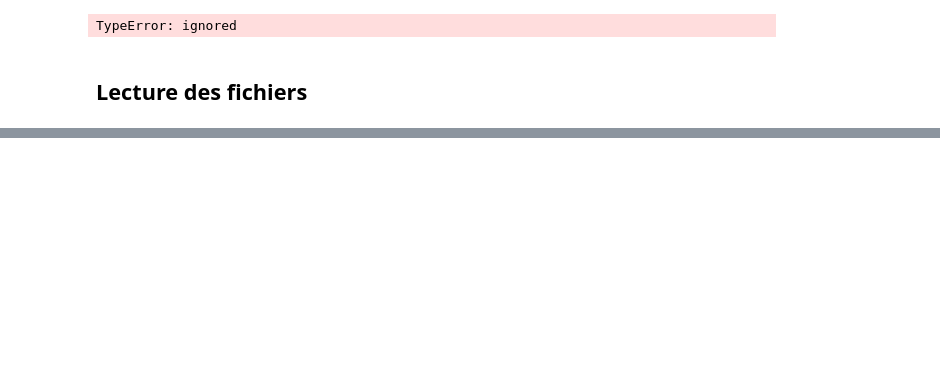
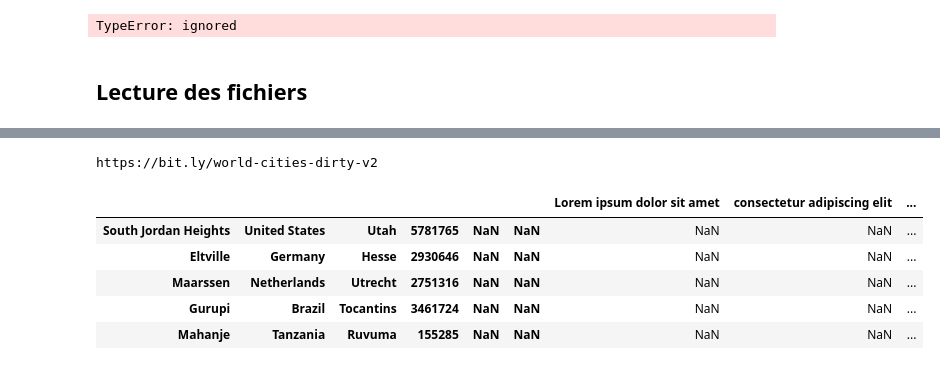
Before and after one commit to Medgoby/Article-summarization, a Jupyter notebook: Copie_de_Data_Quality.ipynb, the cells around one changed output, grey strips where cells are left out. Cells and saved outputs as stored; diff of their text form; code cells hidden in the pictures; blank space fills up the shorter version.

```diff
--- a/Copie_de_Data_Quality.ipynb
+++ b/Copie_de_Data_Quality.ipynb
@@ -17,0 +35,16 @@ filepath='https://bit.ly/'
+# %%
+fp='https://bit.ly/world-cities-dirty-v2'
+# %%
+print(fp)
+# %% [output]
+https://bit.ly/world-cities-dirty-v2
+# %%
+df=pd.read_csv(fp)
+df.sample(5)
+# %% [output]
+|  |  |  |  |  |  | Lorem ipsum dolor sit amet | consectetur adipiscing elit | ... |
+| South Jordan Heights | United States | Utah | 5781765 | NaN | NaN | NaN | NaN | ... |
+| Eltville | Germany | Hesse | 2930646 | NaN | NaN | NaN | NaN | ... |
+| Maarssen | Netherlands | Utrecht | 2751316 | NaN | NaN | NaN | NaN | ... |
+| Gurupi | Brazil | Tocantins | 3461724 | NaN | NaN | NaN | NaN | ... |
+| Mahanje | Tanzania | Ruvuma | 155285 | NaN | NaN | NaN | NaN | ... |
```
Also changed, not shown: parts of 17 cells of this notebook.
